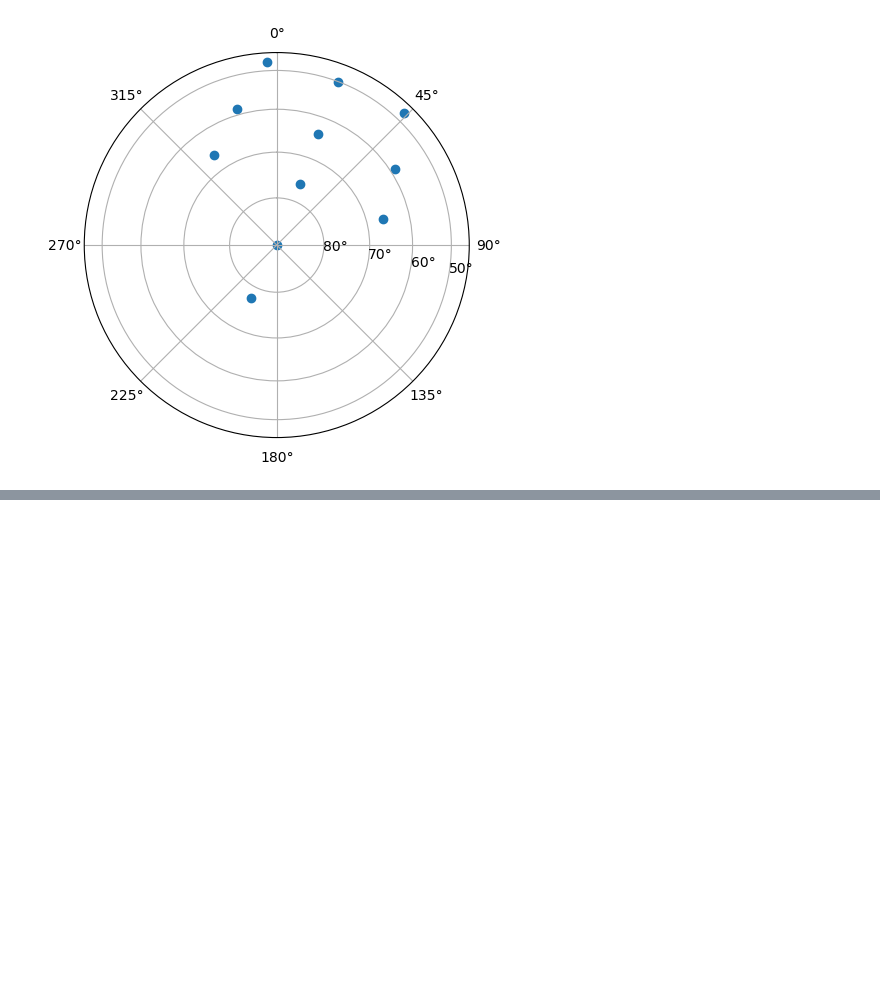
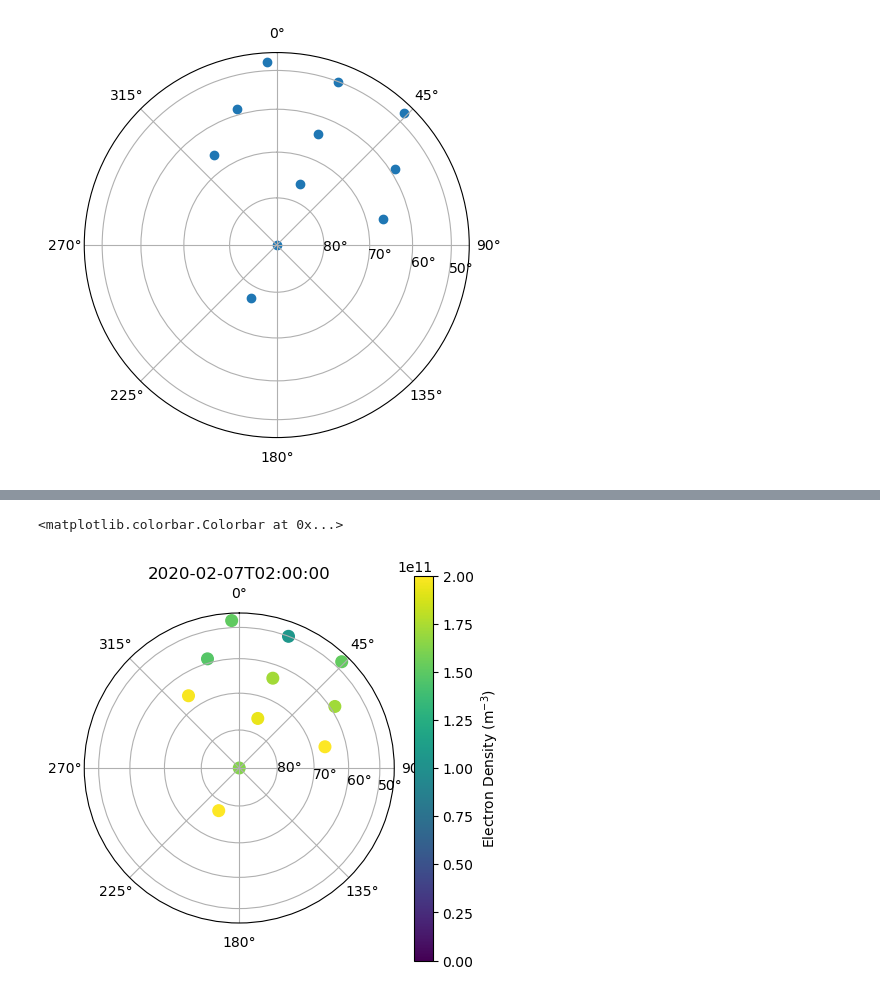
Before and after one commit to amisr/amisr_user_manual, a Jupyter notebook: plotting.ipynb, the cells around one changed output, grey strips where cells are left out. Drawn from its saved outputs; the diff is of its cells as text; code cells hidden in the pictures; blank space fills up the shorter version.

```diff
--- a/plotting.ipynb
+++ b/plotting.ipynb
@@ -134,0 +136,39 @@ ax.scatter(az*np.pi/180., np.cos(el*np.pi/180.))
+# %%
+targalt = 300.*1000.
+targtime = np.datetime64('2020-02-07T02:00:00')
+
+with h5py.File(filename, 'r') as h5:
+    beamcodes = h5['BeamCodes'][:]
+    # get vertical beam index
+    bidx = np.argmax(beamcodes[:,2])
+    alt = h5['FittedParams/Altitude'][bidx,:]
+    # find range index that corresponds to the target altitude
+    aidx = np.argmin(np.abs(alt-targalt))
+    utime = h5['Time/UnixTime'][:,0]
+    # find time index that corresponds to target time
+    tidx = np.argmin(np.abs(utime.astype('datetime64[s]')-targtime))
+    ne = h5['FittedParams/Ne'][tidx,:,aidx]
+
+# time = utime.astype('datetime64[s]')
+
+# targtime = np.datetime64('2020-02-07T02:00:00')
+
+az = beamcodes[:,1]
+el = beamcodes[:,2]
+
+# set up plot
+fig = plt.figure(figsize=(5,5))
+ax = fig.add_subplot(111, projection='polar')
+ax.set_theta_direction(-1)
+ax.set_theta_offset(np.pi/2.0)
+ax.set_rlabel_position(100.)
+elticks = np.arange(20., 90., 10.)
+ax.set_rticks(np.cos(elticks*np.pi/180.))
+ax.set_yticklabels([str(int(el))+u'\N{DEGREE SIGN}' for el in elticks])
+
+c = ax.scatter(az*np.pi/180., np.cos(el*np.pi/180.), c=ne, s=70, vmin=0., vmax=2.e11)
+ax.set_title(targtime)
+fig.colorbar(c, label=r'Electron Density (m$^{-3}$)')
+# %% [output]
+<matplotlib.colorbar.Colorbar at 0x...>
+[figure, added]
```
Also changed, not shown: parts of 2 cells of this notebook, 3 other files.
